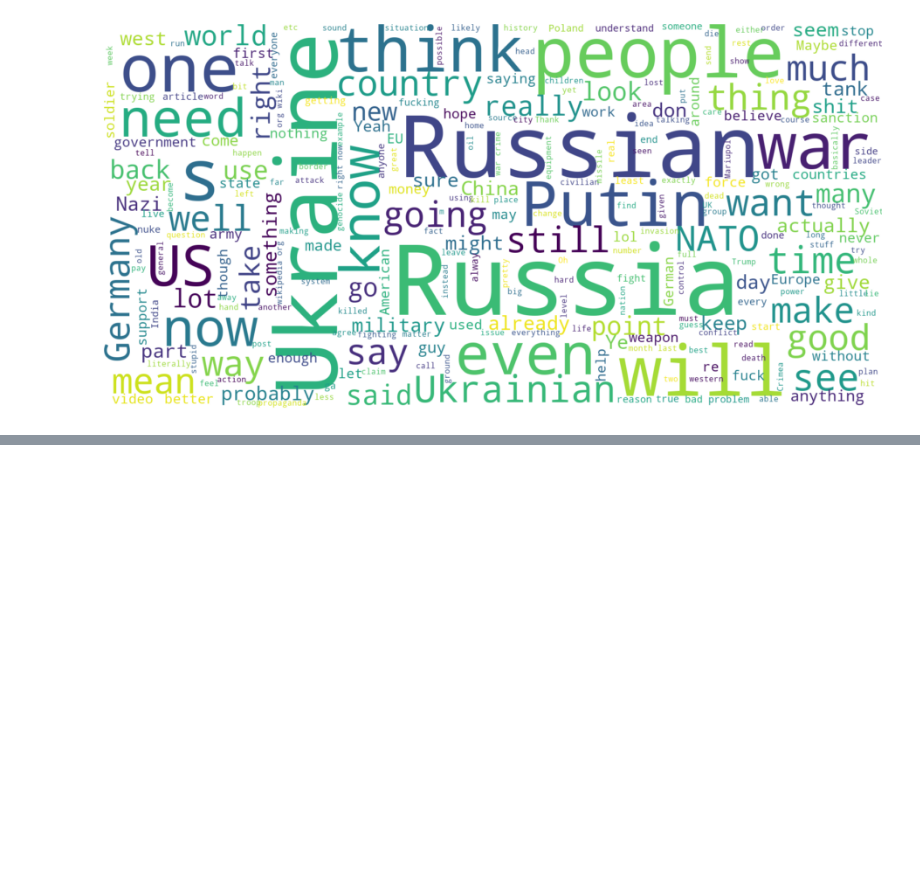
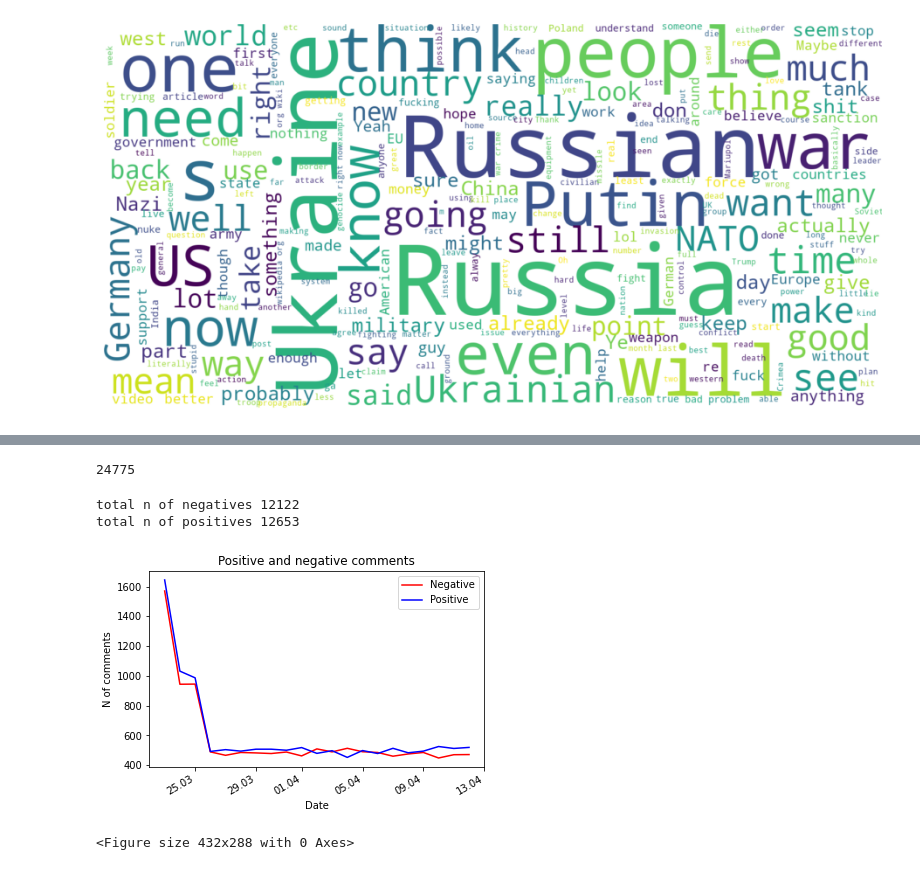
Before and after one commit to trueaddict/ties4450-project, a Jupyter notebook: notebook.ipynb, the cells around one changed output, grey strips where cells are left out. Drawn from its saved outputs; the diff is of its cells as text; code cells hidden in the pictures; blank space fills up the shorter version.

```diff
--- a/notebook.ipynb
+++ b/notebook.ipynb
@@ -252,0 +312,73 @@ adj_texts.dispersion_plot(["good", "bad", "stupid", "wrong", "right"])
+# %%
+# Text Classification
+# Is the comment positive or negative
+from nltk.tokenize import word_tokenize
+from nlp_test import get_classifier, remove_noise
+
+df = pd.read_csv('russian_invasion_of_ukraine.csv', header=0)
+
+#df = df.dropna()
+reddit_posts = df['body'].dropna()# + df['title'].dropna()
+print(len(reddit_posts))
+classifier = get_classifier()
+# %% [output]
+24775
+# %%
+from datetime import datetime
+
+
+types = []
+dates = []
+for index,row in df.dropna(subset=['body', 'timestamp']).iterrows():
+    post_tokens = remove_noise(word_tokenize(row['body']))
+    post_type = classifier.classify(dict([token, True] for token in post_tokens))
+    types.append(post_type)
+    dates.append(datetime.strptime(row['timestamp'], '%Y-%m-%d %H:%M:%S').date())
+#for date in df['timestamp']:
+#
+
+types_neg = {}
+types_pos = {}
+
+for date in dates:
+    types_neg[date] = 0
+    types_pos[date] = 0
+
+for i in range(len(dates)):
+    post_date = dates[i]
+    post_type = types[i]
+
+    if post_type == 'Negative':
+        types_neg[post_date] = types_neg[post_date] + 1
+    else:
+        types_pos[post_date] = types_pos[post_date] + 1
+
+print('total n of negatives', sum(types_neg.values()))
+print('total n of positives', sum(types_pos.values()))
+
+
+import matplotlib.pyplot as plt
+import matplotlib.dates as mdates
+
+#fig = plt.figure()
+#ax = fig.add_axes([0,0,1,1])
+plt.title('Positive and negative comments')
+plt.ylabel('N of comments')
+plt.xlabel('Date')
+
+plt.plot(list(types_neg.keys()), types_neg.values(), color='r', label='Negative')
+plt.plot(list(types_pos.keys()), types_pos.values(), color='b', label='Positive')
+
+plt.legend()
+
+plt.gcf().autofmt_xdate()
+myFmt = mdates.DateFormatter('%d.%m')
+plt.gca().xaxis.set_major_formatter(myFmt)
+
+plt.show()
+plt.savefig('pos_neg.png')
+# %% [output]
+total n of negatives 12122
+total n of positives 12653
+[figure, added]
+<Figure size 432x288 with 0 Axes>
```
Also changed, not shown: parts of 4 cells of this notebook, 2 other files.
